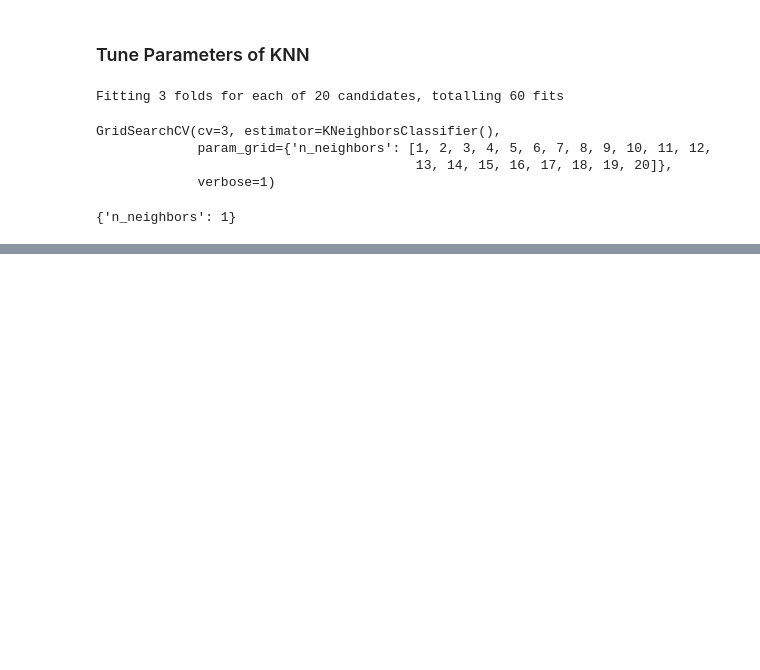
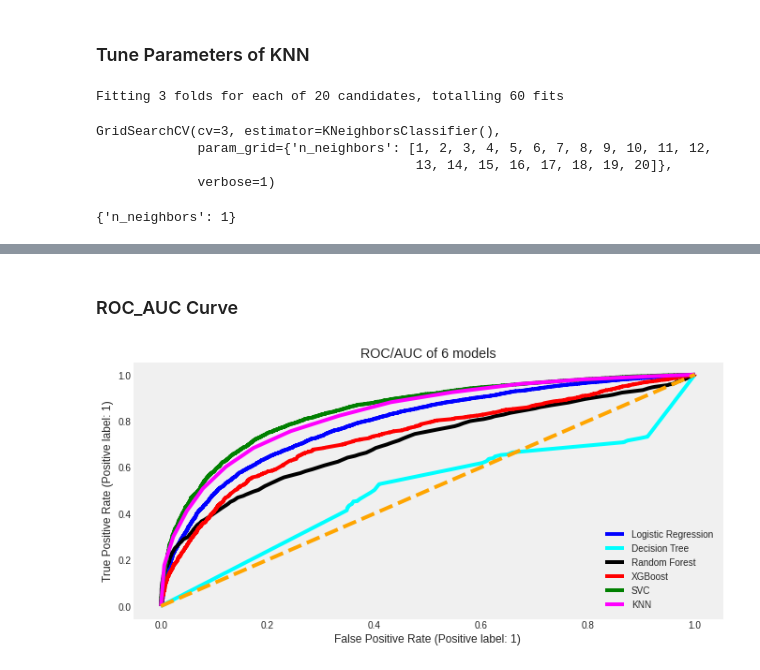
Before and after one commit to Anupam8858/Credit-Card-Default-Prediction, a Jupyter notebook: Credit_Card_Default_Prediction_Capstone_Project.ipynb, the cells around one changed output, grey strips where cells are left out. Drawn from its saved outputs; the diff is of its cells as text; code cells hidden in the pictures; blank space fills up the shorter version.

```diff
--- a/Credit_Card_Default_Prediction_Capstone_Project.ipynb
+++ b/Credit_Card_Default_Prediction_Capstone_Project.ipynb
@@ -645,7 +655,7 @@ grid_search.best_params_
  'splitter': 'best'}
 # %%
 # Using the optimal data and fitting the data
-dt_best = DecisionTreeClassifier(criterion = 'entropy', max_depth = 10, max_features = None, min_samples_split = 3, splitter = 'best')
+dt_best = DecisionTreeClassifier(criterion = 'gini', max_depth = 11, max_features = None, min_samples_split = 3, splitter = 'best')
 dt_optimal = dt_best.fit(X_train_std, y_train)
 # %%
 # Get ROC_AUC score of tuned model on training data
@@ -731,6 +737,6 @@ grid_search.best_params_
 # %%
 # Using the optimal data and fitting the data
-rf_best = RandomForestClassifier(max_depth = 30, n_estimators = 100)
+rf_best = RandomForestClassifier(max_depth = 40, n_estimators = 300)
 rf_optimal = rf_best.fit(X_train_std, y_train)
 # %%
 # Get ROC_AUC score of tuned model on training data
@@ -815,6 +820,6 @@ grid_search.best_params_
 # %%
 # Using the optimal data and fitting the data
-xgb_best = XGBClassifier(subsample = 0.6, n_estimators = 1000, learning_rate = 0.6, gamma = 0.2)
+xgb_best = XGBClassifier(gamma = 0.2, learning_rate = 0.6, n_estimators = 1000, subsample = 0.6)
 xgb_optimal = xgb_best.fit(X_train_std, y_train)
 # %%
 # Get ROC_AUC score of tuned model on training data
@@ -1013,7 +997,7 @@ grid_search.best_params_
 {'n_neighbors': 1}
 # %%
 # Using the optimal data and fitting the data
-knn_best = KNeighborsClassifier(n_neighbors = 1)
+knn_best = KNeighborsClassifier(n_neighbors = 13)
 knn_optimal = knn_best.fit(X_train_std, y_train)
 # %%
 # Get ROC_AUC score of tuned model on training data
@@ -1060,0 +1053,20 @@ Text(0.5, 1.0, 'KNN')
+# %% [markdown]
+### ROC_AUC Curve
+# %%
+# Plot ROC_AUC curve of 6 models
+
+fig,ax = plt.subplots(figsize=(10,5))
+
+plot_roc_curve(lr_best, X_test_std, y_test,ax=ax, color="blue",label='Logistic Regression')
+plot_roc_curve(dt_best, X_test, y_test,ax=ax, color="cyan",label='Decision Tree')
+plot_roc_curve(rf_best, X_test, y_test,ax=ax, color="black",label='Random Forest')
+plot_roc_curve(xgb_best, X_test, y_test,ax=ax, color="red",label='XGBoost')
+plot_roc_curve(svc_best, X_test_std, y_test,ax=ax, color="green",label='SVC')
+plot_roc_curve(knn_best, X_test_std, y_test,ax=ax, color="magenta",label='KNN')
+
+plt.plot([0,1], [0,1], color='orange', linestyle='--')
+
+plt.title('ROC/AUC of 6 models')
+plt.grid()
+# %% [output]
+[figure, added]
```
Also changed, not shown: parts of 48 cells of this notebook.
